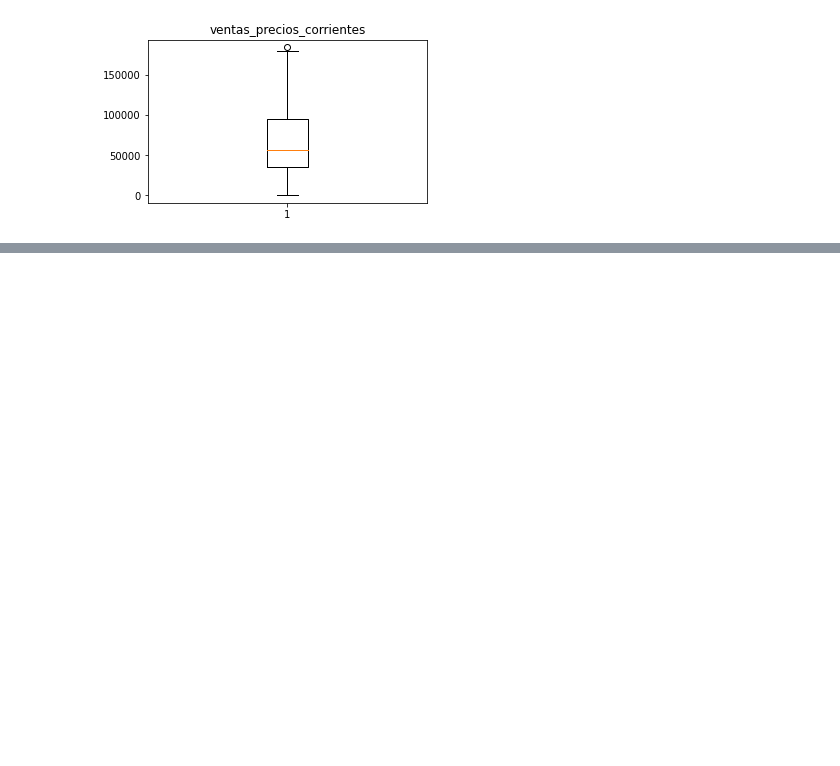
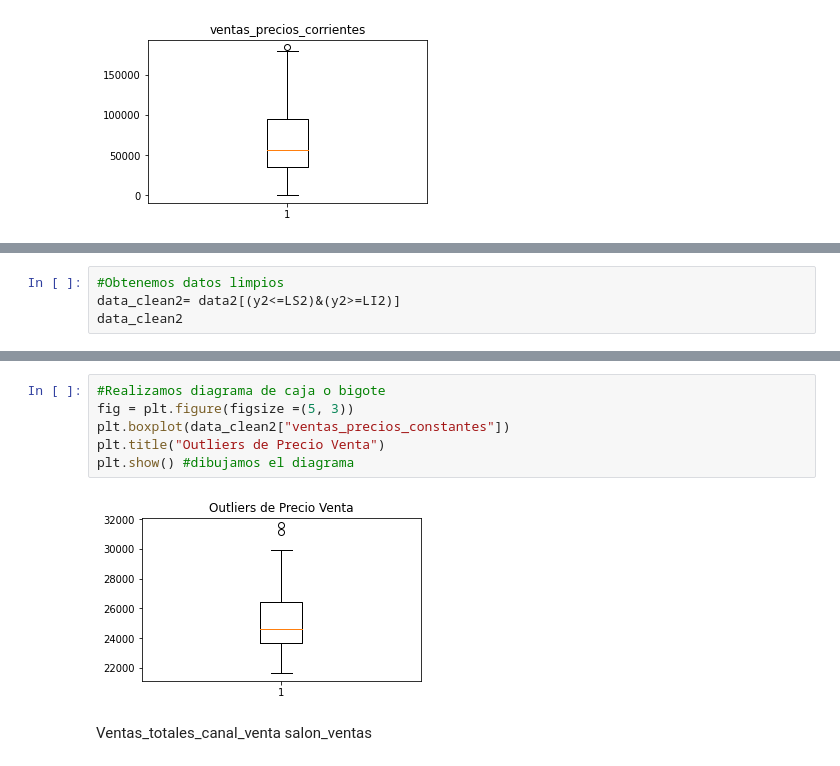
Before and after one commit to MaferLedmar/Actividad-3_Mf, a Jupyter notebook: Outliers_cool.ipynb, the cells around one changed output, grey strips where cells are left out. Cells and saved outputs as stored; diff of their text form; blank space fills up the shorter version.

```diff
--- a/Outliers_cool.ipynb
+++ b/Outliers_cool.ipynb
@@ -208,0 +244,4 @@ plt.show() #dibujamos el diagrama
+# %%
+#Obtenemos datos limpios
+data_clean2= data2[(y2<=LS2)&(y2>=LI2)]
+data_clean2
@@ -208,0 +262,11 @@ plt.show() #dibujamos el diagrama
+# %%
+#Realizamos diagrama de caja o bigote
+fig = plt.figure(figsize =(5, 3))
+plt.boxplot(data_clean2["ventas_precios_constantes"])
+plt.title("Outliers de Precio Venta")
+plt.show() #dibujamos el diagrama
+# %% [output]
+[figure, added]
+# %% [markdown]
+Ventas_totales_canal_venta
+salon_ventas
```
Also changed, not shown: parts of 8 cells of this notebook.
